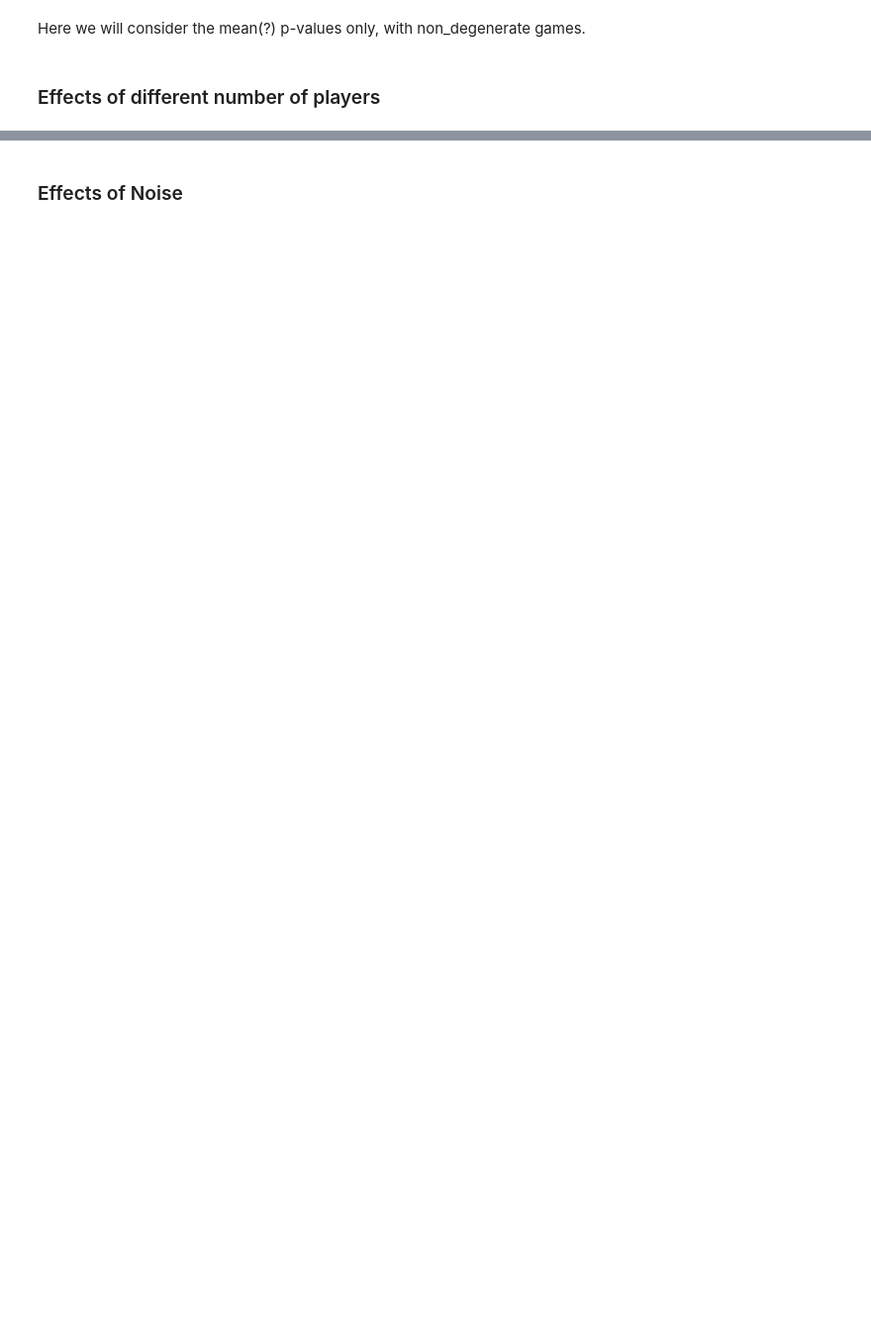
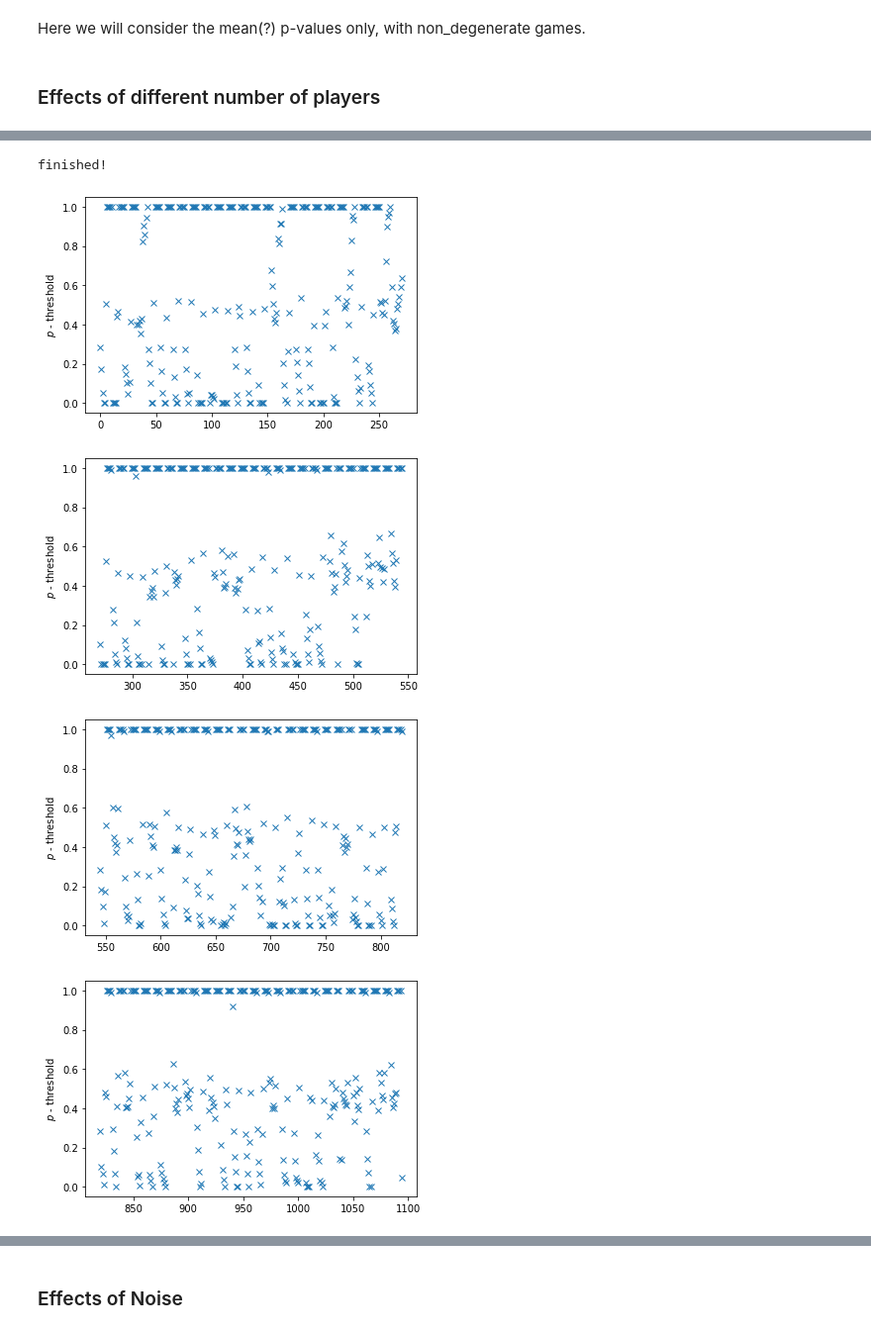
Before and after one commit to shapperzsm/final-project, a Jupyter notebook: src/analysing-the-data/main-analysis.ipynb, the cells around one changed output, grey strips where cells are left out. Shown: that part at 99% size. Saved outputs shown, nothing was run; the diff lists cells and outputs as text; code cells hidden in the pictures; blank space fills up the shorter version.

Commit message:
Cont. with the analysis of no. of players.
Need to re-check my def. of p-threshold & how I have coded this, in
order to correctly interpret my analysis.

```diff
--- a/src/analysing-the-data/main-analysis.ipynb
+++ b/src/analysing-the-data/main-analysis.ipynb
@@ -115,11 +142,17 @@ separated_player_dict.keys()
 # %%
 for player_number in separated_player_dict.keys():
-    file_name = str(player_number) + "player_mean_p_thresh.pdf"
+    file_name = str(player_number) + "player_mean_p_thresh_alt.pdf"
     player_mean_thresh_plot_path = path_for_images / file_name
     player_mean_thresh_plot = plt.figure()
     axes = player_mean_thresh_plot.add_subplot(1, 1, 1)
-    axes.set_xlabel("Tournament Player Set" + ", " + str(player_number) + " " + "players")
+    #axes.set_xlabel("Tournament Player Set" + ", " + str(player_number) + " " + "players")
     axes.set_ylabel("$p$ - threshold")
-    axes.plot(separated_player_dict[str(player_number)]["tournament_player_set"], separated_player_dict[str(player_number)]["mean_p_threshold"], "x")
+    axes.plot(separated_player_dict[str(player_number)]["mean_p_threshold"], "x")
     player_mean_thresh_plot.savefig(str(player_mean_thresh_plot_path))
 print("finished!")
+# %% [output]
+finished!
+[figure, added]
+[figure, added]
+[figure, added]
+[figure, added]
```
Also changed, not shown: parts of 6 cells of this notebook, 1 other file.
